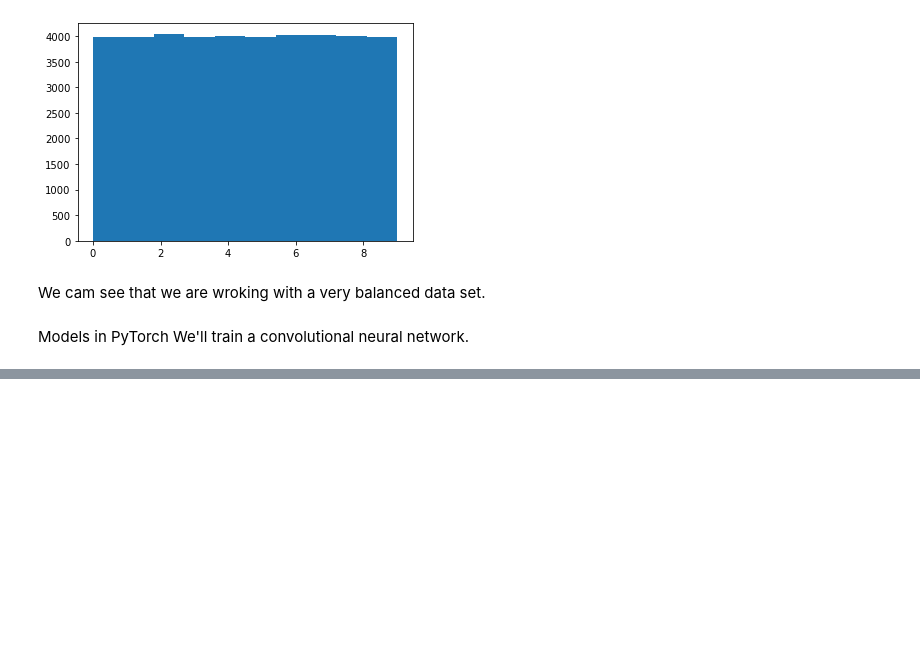
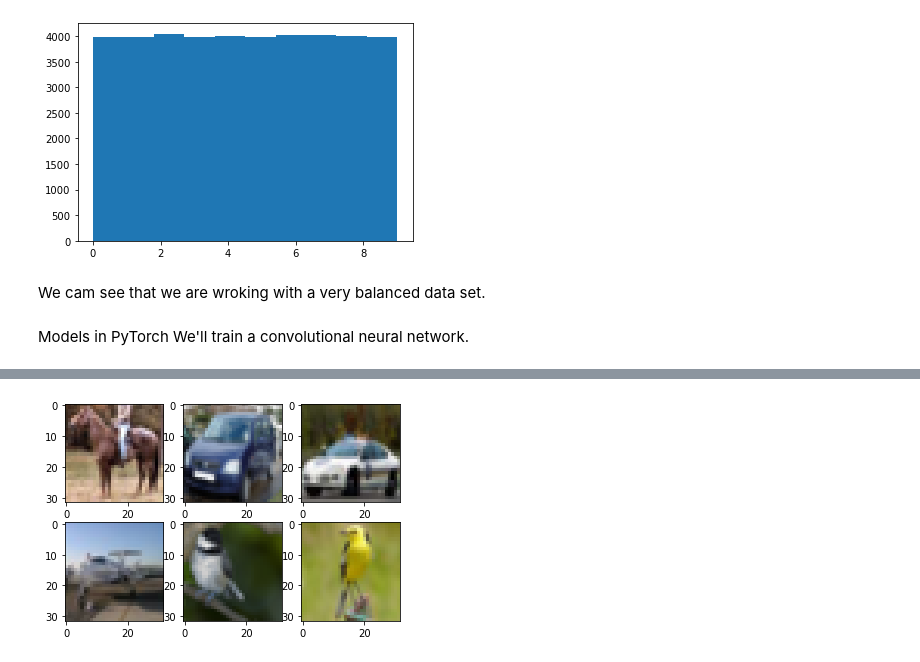
Before and after one commit to IanC544/DeepLearningExperiments, a Jupyter notebook: CNN_pytorch.ipynb, the cells around one changed output, grey strips where cells are left out. Cells and saved outputs as stored; diff of their text form; code cells hidden in the pictures; blank space fills up the shorter version.

```diff
--- a/CNN_pytorch.ipynb
+++ b/CNN_pytorch.ipynb
@@ -257,0 +389,7 @@ Training loss:  0.012196717262268066
+# %%
+#display 6 correctly classified images
+for i in range(6):
+    plt.subplot(2,3,i+1)
+    plt.imshow(cor[i].cpu().permute(1,2,0))
+# %% [output]
+[figure, added]
```
Also changed, not shown: parts of 12 cells of this notebook.
